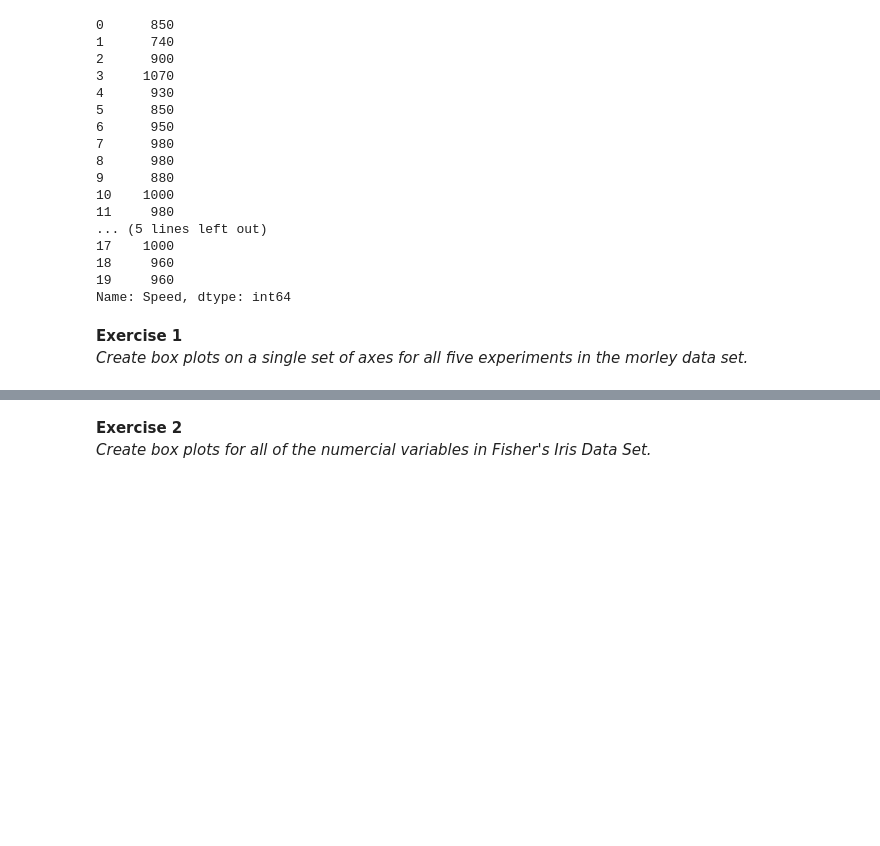
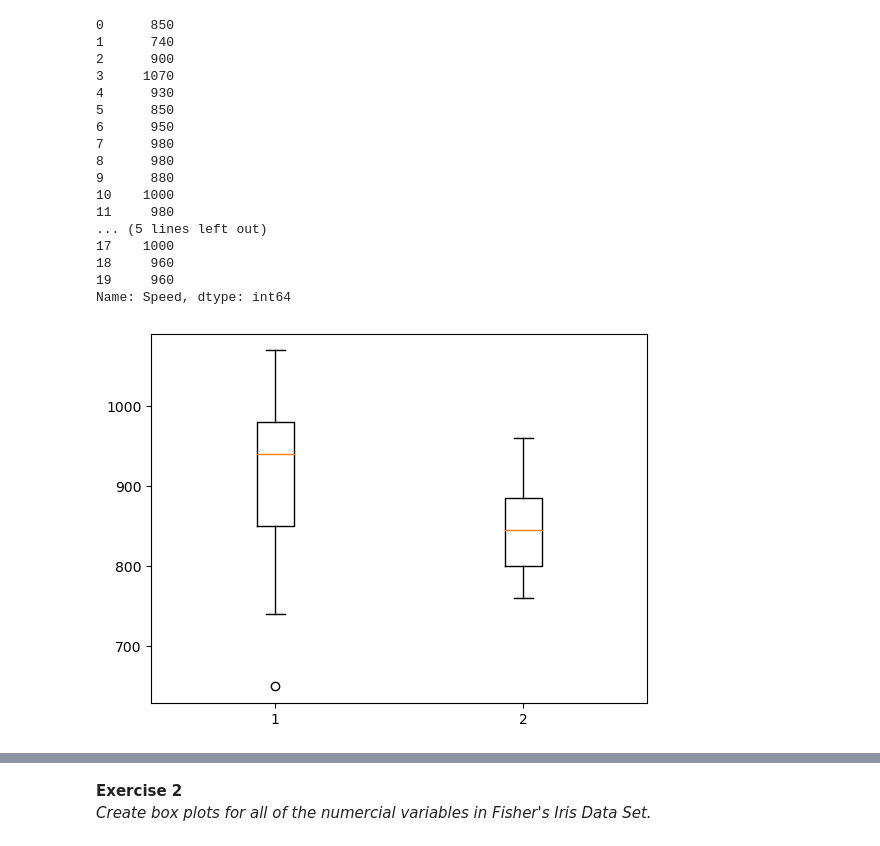
Before and after one commit to Tanja888/funddata-assessment, a Jupyter notebook: practicals/04-outliers-exercises.ipynb, the cells around one changed output, grey strips where cells are left out. Drawn from its saved outputs; the diff is of its cells as text; code cells hidden in the pictures; blank space fills up the shorter version.

Commit message:
Box plots Exercise 1

```diff
--- a/practicals/04-outliers-exercises.ipynb
+++ b/practicals/04-outliers-exercises.ipynb
@@ -26,7 +29,9 @@ morley
 100 rows × 4 columns
 # %%
 # slice the data frame by index position
-morley.iloc[0:20, 3]
+# this is for experiment 1
+exper1 = morley.iloc[0:20, 3]
+exper1
 # %% [output]
 0      850
 1      740
@@ -45,6 +50,10 @@ morley.iloc[0:20, 3]
 18     960
 19     960
 Name: Speed, dtype: int64
-# %% [markdown]
-**Exercise 1**
-_Create box plots on a single set of axes for all five experiments in the morley data set._
+# %%
+exper2 = morley.iloc[20:40, 3]
+# %%
+# Boxplots
+plt.boxplot(np.array([exper1, exper2]).T);
+# %% [output]
+[figure, added]
```
Also changed, not shown: parts of 5 cells of this notebook.
